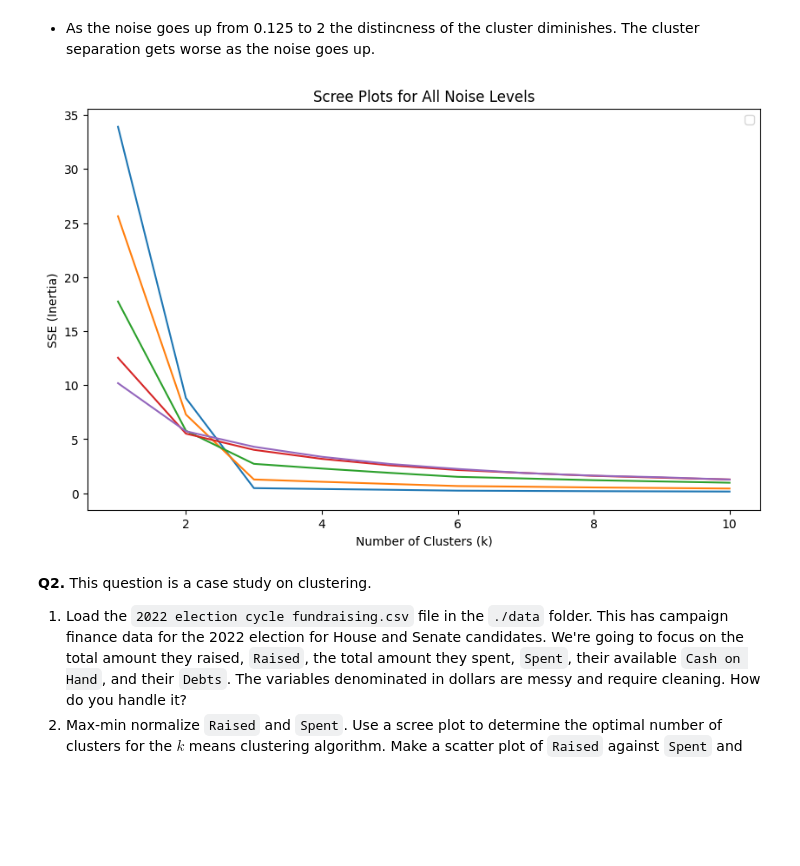
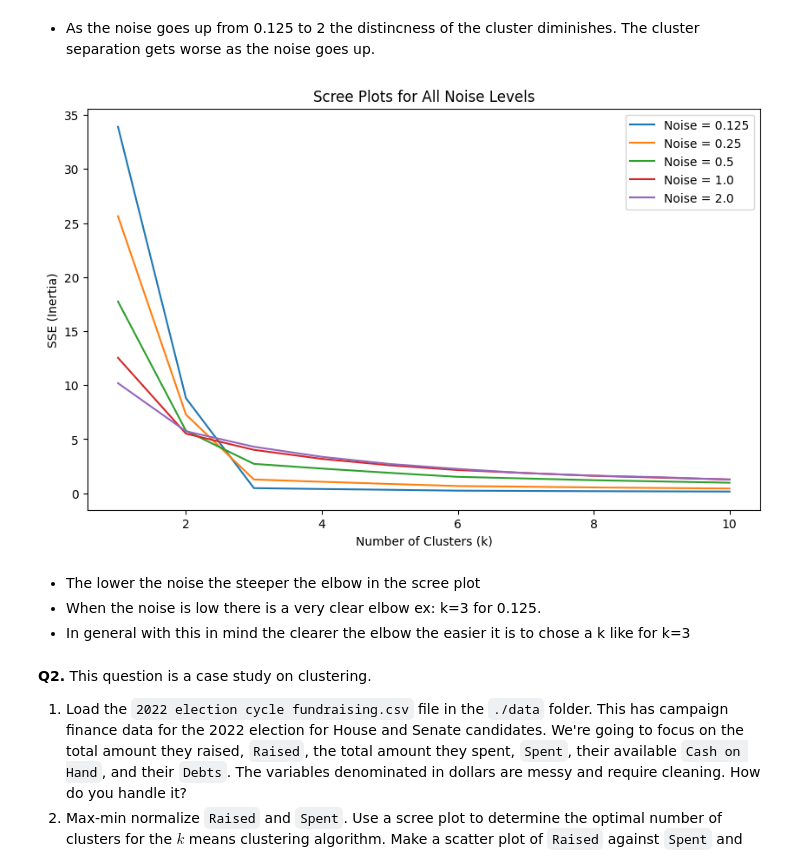
Before and after one commit to nladocsi/DS-2002-F25, a Jupyter notebook: assignment_clustering.ipynb, the cells around one changed output. Drawn from its saved outputs; the diff is of its cells as text; code cells hidden in the pictures; blank space fills up the shorter version.

```diff
--- a/assignment_clustering.ipynb
+++ b/assignment_clustering.ipynb
@@ -89,32 +89,37 @@ for noise, df in datasets.items():
 # %%
 #1.3
 
 
 def maxmin(x):
   x = (x-min(x))/(max(x)-min(x))
   return x
 
 k_bar = 10
 
 plt.figure(figsize=(10, 6))
 
 for noise, df in datasets.items():
     X = df[["x1", "x2"]].apply(maxmin)
     SSE = []
     for k in range(1, k_bar+1):
-      model = KMeans(n_clusters=k, max_iter=300, n_init = 10, random_state=0)
-      model = model.fit(X)
-      SSE.append(model.inertia_)
+        model = KMeans(n_clusters=k, max_iter=300, n_init=10, random_state=0)
+        model.fit(X)
+        SSE.append(model.inertia_)
 
-    sns.lineplot(x=np.arange(1,k_bar+1), y=SSE).set_title('Scree Plot') # Create scree plot
+    # Convert SSE to array so Seaborn picks up the label
+    sns.lineplot(x=np.arange(1, k_bar+1), y=np.array(SSE), label=f"Noise = {noise}")
 
 plt.title("Scree Plots for All Noise Levels")
 plt.xlabel("Number of Clusters (k)")
 plt.ylabel("SSE (Inertia)")
 plt.legend()
 plt.show()
 # %% [output]
-[figure, old version]
+[figure, new version]
+# %% [markdown]
+*   The lower the noise the steeper the elbow in the scree plot
+*   When the noise is low there is a very clear elbow ex: k=3 for 0.125.
+*   In general with this in mind the clearer the elbow the easier it is to chose a k like for k=3
 # %% [markdown]
 **Q2.** This question is a case study on clustering.
 
```
